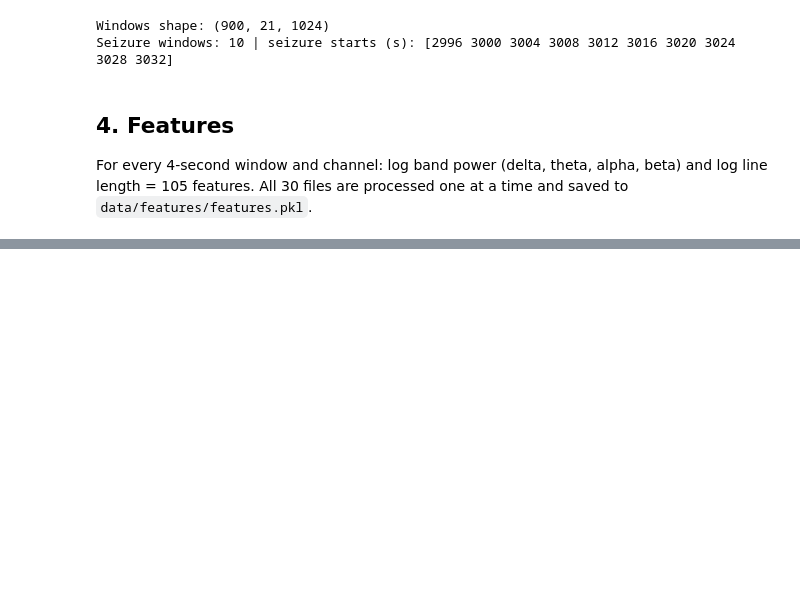
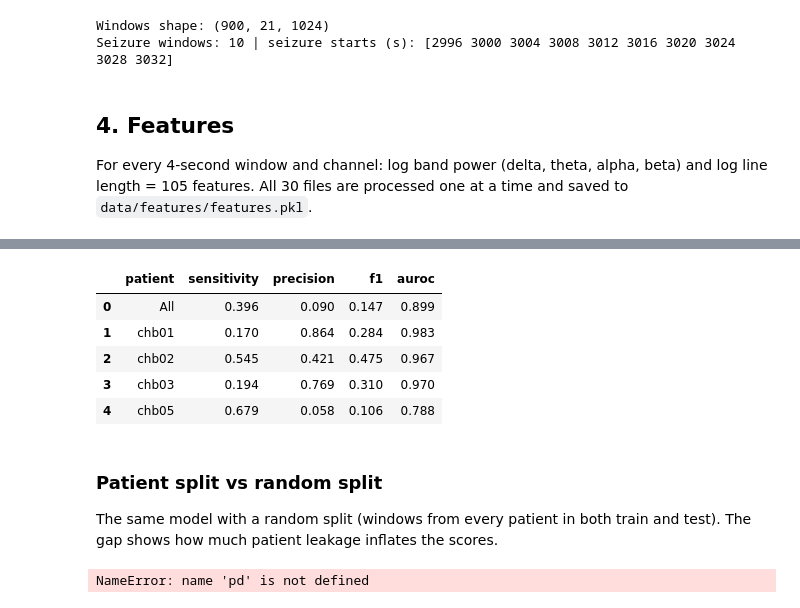
Before and after one commit to shrutihishruti1/neurosignal-ai, a Jupyter notebook: notebooks/01_pipeline.ipynb, the cells around one changed output, grey strips where cells are left out. Drawn from its saved outputs; the diff is of its cells as text; code cells hidden in the pictures; blank space fills up the shorter version.

```diff
--- a/notebooks/01_pipeline.ipynb
+++ b/notebooks/01_pipeline.ipynb
@@ -116,0 +161,31 @@ All 30 files are processed one at a time and saved to `data/features/features.pk
+# %%
+from src.model import cross_validate, window_metrics, fit_final_model
+
+# Train on 3 patients, test on the 4th, for each patient in turn
+pred_patient = cross_validate(features, split="patient")
+metrics_patient = window_metrics(pred_patient)
+metrics_patient
+# %% [output]
+|  | patient | sensitivity | precision | f1 | auroc |
+| 0 | All | 0.396 | 0.090 | 0.147 | 0.899 |
+| 1 | chb01 | 0.170 | 0.864 | 0.284 | 0.983 |
+| 2 | chb02 | 0.545 | 0.421 | 0.475 | 0.967 |
+| 3 | chb03 | 0.194 | 0.769 | 0.310 | 0.970 |
+| 4 | chb05 | 0.679 | 0.058 | 0.106 | 0.788 |
+# %% [markdown]
+### Patient split vs random split
+The same model with a random split (windows from every patient in both train and test).
+The gap shows how much patient leakage inflates the scores.
+# %%
+import pandas as pd
+# Leaky evaluation for comparison
+pred_random = cross_validate(features, split="random")
+metrics_random = window_metrics(pred_random)
+
+comparison = pd.DataFrame({
+    "Patient-held-out (honest)": metrics_patient.iloc[0, 1:],
+    "Random split (leaky)": metrics_random.iloc[0, 1:],
+})
+comparison
+# %% [output]
+NameError: name 'pd' is not defined
```
Also changed, not shown: parts of 4 cells of this notebook, 2 other files.
